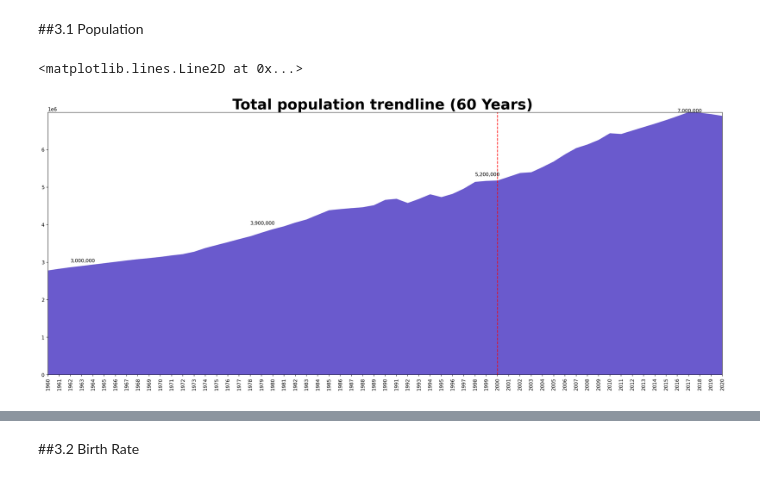
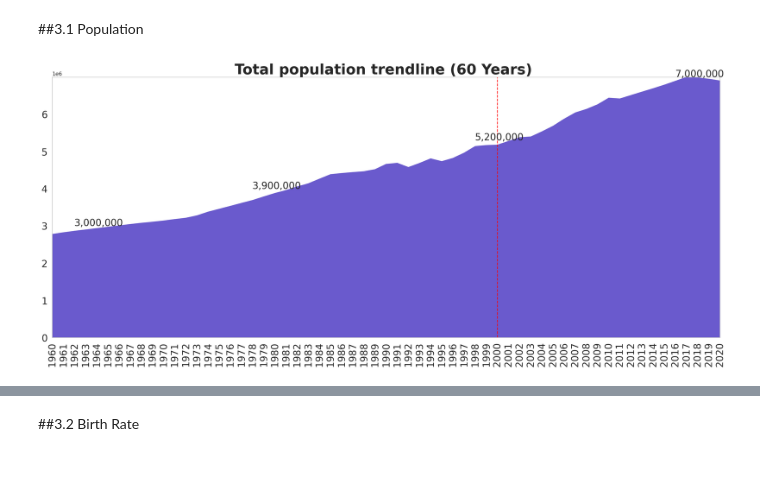
Before and after one commit to o-joe-v/World-Population, a Jupyter notebook: Master_final.ipynb, the cells around one changed output, grey strips where cells are left out. Saved outputs shown, nothing was run; the diff lists cells and outputs as text; code cells hidden in the pictures.

```diff
--- a/Master_final.ipynb
+++ b/Master_final.ipynb
@@ -232,29 +232,31 @@ memory usage: 1.4+ MB
 # %%
 # ภาพรวม Population
 totalp = df.pivot_table(index='Year',columns=None,values=['population'],aggfunc=['median'])
 type(totalp)
 fig, ax = plt.subplots(figsize=(25,10),dpi=150)
 c=palette=sns.color_palette("cubehelix")
-plt.xticks(rotation=90)
+plt.xticks(fontsize=20,rotation=90)
+plt.yticks(fontsize=20)
 
 tyear = totalp.index
 tpop =totalp.iloc[:,0]
 plt.fill_between(tyear,tpop,color='slateblue')
 plt.title("Total population trendline (60 Years) ",fontsize = 30,fontweight="bold")
 plt.margins(0,0)
 
 ax.annotate("3,000,000", xy=('1965', 3000000), xycoords='data',
-             xytext=('1962',3000000), textcoords='data')
+             xytext=('1962',3000000), textcoords='data',fontsize=20)
 ax.annotate("3,900,000", xy=('1980', 3900000), xycoords='data',
-             xytext=('1978',4000000), textcoords='data')
+             xytext=('1978',4000000), textcoords='data',fontsize=20)
 ax.annotate("5,200,000", xy=('2000', 5300000), xycoords='data',
-             xytext=('1998',5300000), textcoords='data')
+             xytext=('1998',5300000), textcoords='data',fontsize=20)
 ax.annotate("7,000,000", xy=('2016', 7000000), xycoords='data',
-             xytext=('2016',7000000), textcoords='data')
+             xytext=('2016',7000000), textcoords='data',fontsize=20)
 ax.axvline(x='2000', linestyle='--',color='red')
+
+plt.savefig("Total Pop.png",dpi=150)
 # %% [output]
-<matplotlib.lines.Line2D at 0x...>
-[figure, old version]
+[figure, new version]
 # %%
 # Population by Region
 b = df.pivot_table(index=['Year','Continent'],columns=None,values=['population'],aggfunc=['mean'])
```
Also changed, not shown: parts of 15 cells of this notebook.
